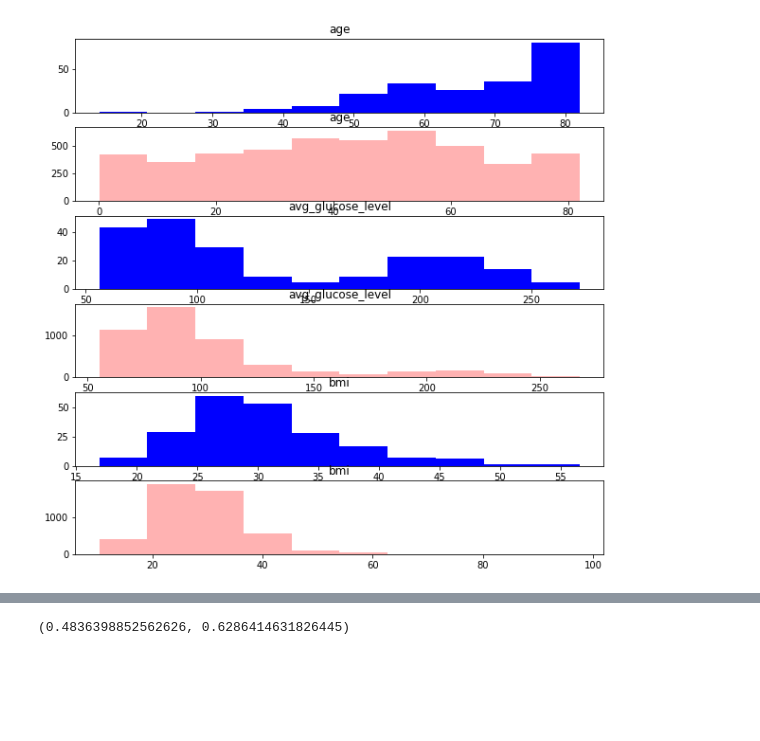
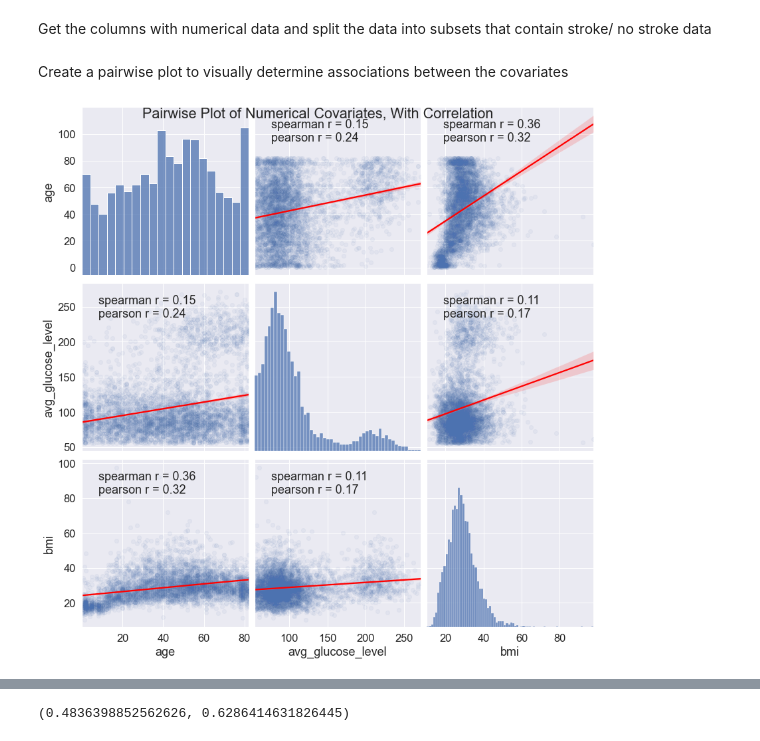
Before and after one commit to Justin-Heer/Stroke-Prediction, a Jupyter notebook: statistical-exploration.ipynb, the cells around one changed output, grey strips where cells are left out. Drawn from its saved outputs; the diff is of its cells as text; code cells hidden in the pictures; blank space fills up the shorter version.

```diff
--- a/statistical-exploration.ipynb
+++ b/statistical-exploration.ipynb
@@ -10,0 +19,8 @@ import statsmodels.api as sm
+# %%
+def corrfunc(x, y, ax=None, **kws):
+    """Plot the correlation coefficient in the top left hand corner of a plot."""
+    r1, _ = stats.spearmanr(x, y)
+    r2,_ = stats.pearsonr(x,y)
+    ax = ax or plt.gca()
+    ax.annotate(f'spearman r = {r1:.2f}', xy=(.1, .88), xycoords=ax.transAxes)
+    ax.annotate(f'pearson r = {r2:.2f}', xy=(.1, .80), xycoords=ax.transAxes)
@@ -15,20 +35,19 @@ df.dropna(inplace=True)
+# %% [markdown]
+Get the columns with numerical data and split the data into subsets that contain stroke/ no stroke data
 # %%
 inx = df['stroke'] == 1
 num_cols = ['age','avg_glucose_level','bmi']
 num_S = df.loc[inx, num_cols]
 num_N = df.loc[~inx, num_cols]
-# %%
-fig, axs = plt.subplots(6,1,figsize=[10,10])
-num = 0
-for col in num_cols:
-    plt.sca(axs[num])
-    num+=1
-    plt.hist(num_S[col],color='blue')
-    plt.title(col)
-
-    plt.sca(axs[num])
-    num+=1
-    plt.hist(num_N[col],color='red',alpha=0.3)
-    plt.title(col)
-# %% [output]
-[figure, removed]
+# %% [markdown]
+Create a pairwise plot to visually determine associations between the covariates
+# %%
+sns.set(font_scale=1.5)
+sns_plot = sns.pairplot(df[num_cols],kind='reg',plot_kws={'line_kws':{'color':'red'}, 'scatter_kws': {'alpha': 0.05}},height=4)
+sns_plot.map_lower(corrfunc)
+sns_plot.map_upper(corrfunc)
+sns_plot.fig.suptitle("Pairwise Plot of Numerical Covariates, With Correlation")
+
+sns_plot.savefig("pairplot.png")
+# %% [output]
+[figure, added]
```
Also changed, not shown: parts of 24 cells of this notebook, 4 other files.
